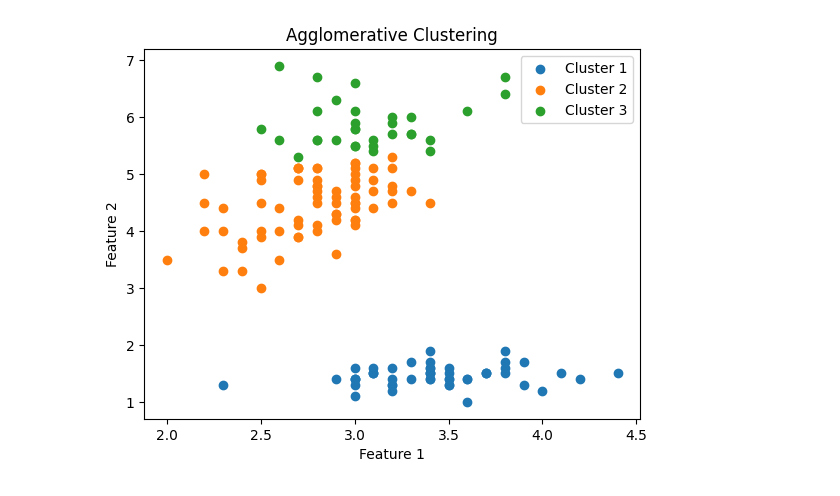
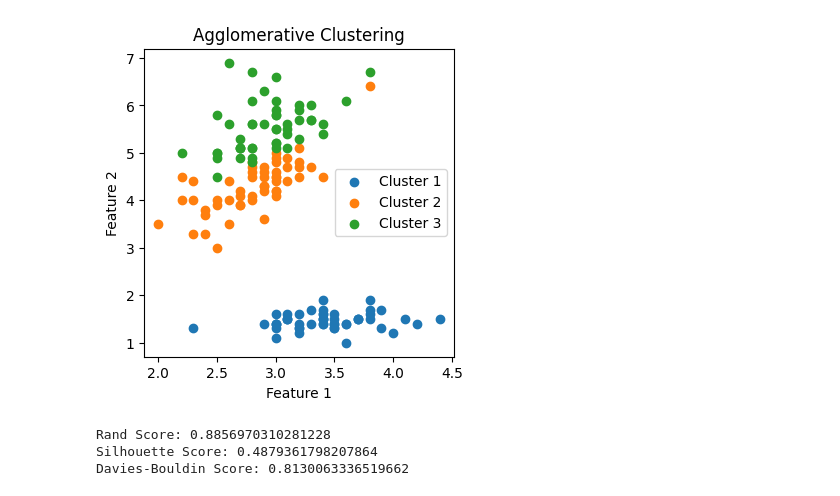
Before and after one commit to QubaPra/Agglomerative-Clustering-MwDM-, a Jupyter notebook: Agglomerative_Clustering_Prażuch_Bryl.ipynb, the cells around one changed output. Cells and saved outputs as stored; diff of their text form; code cells hidden in the pictures.

```diff
--- a/Agglomerative_Clustering_Prażuch_Bryl.ipynb
+++ b/Agglomerative_Clustering_Prażuch_Bryl.ipynb
@@ -48,11 +87,26 @@ def plot_clusters(data, clusters): # Funkcja tworząca wykres z punktami podziel
-# %%
-iris = load_iris() # Dodanie danych Iris
-data = iris.data[:, [1, 2]]
-
-num_clusters = 3 # Liczba klastrów
-
-clusters = agglomerative_clustering(data, num_clusters) # Podział na klastry za pomocą Agglomerative Clustering
-
-plot_clusters(data, clusters) # Podgląd podziału na klastry
-# %% [output]
-[figure, removed]
+# %%
+data = iris.data
+true_labels = iris.target
+
+num_clusters = 3 # Liczba klastrów
+metric = 'cosine'  # Można zmienić na 'euclidean', 'manhattan' lub 'cosine'
+linkage = 'ward'  # Można zmienić na 'ward', 'average', 'complete' lub 'single'
+
+clusters = agglomerative_clustering(data, num_clusters, metric, linkage) # Podział na klastry za pomocą Agglomerative Clustering
+
+plot_clusters(data, clusters) # Podgląd podziału na klastry
+
+predicted_labels = get_cluster_labels(clusters, len(data))
+
+rand_score = adjusted_rand_score(true_labels, predicted_labels)
+silhouette_avg = silhouette_score(data, predicted_labels)
+db_score = davies_bouldin_score(data, predicted_labels)
+
+print(f'Rand Score: {rand_score}') # Wartości bliskie 1 wskazują na idealny podział na klastry
+print(f'Silhouette Score: {silhouette_avg}') # Wartości bliskie 1 wskazują na dobrze zdefiniowane klastry
+print(f'Davies-Bouldin Score: {db_score}') # Im mniej tym lepiej
+# %% [output]
+[figure, added]
+Rand Score: 0.8856970310281228
+Silhouette Score: 0.4879361798207864
+Davies-Bouldin Score: 0.8130063336519662
```
Also changed, not shown: parts of 6 cells of this notebook.
